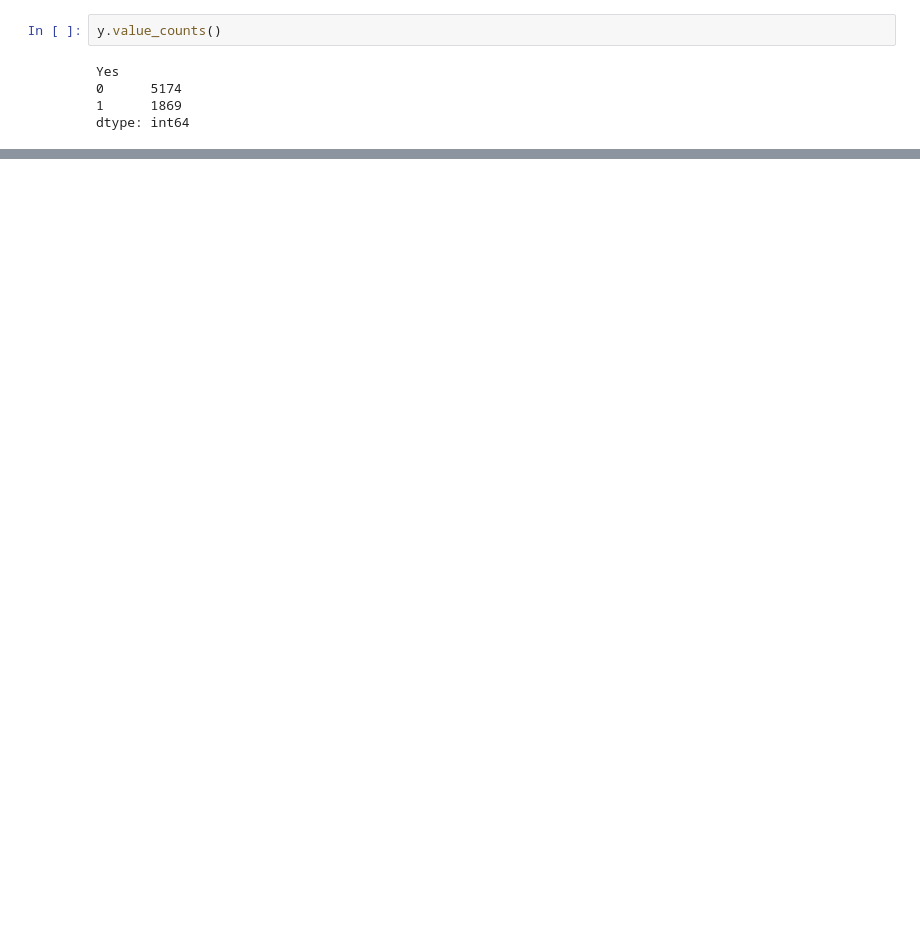
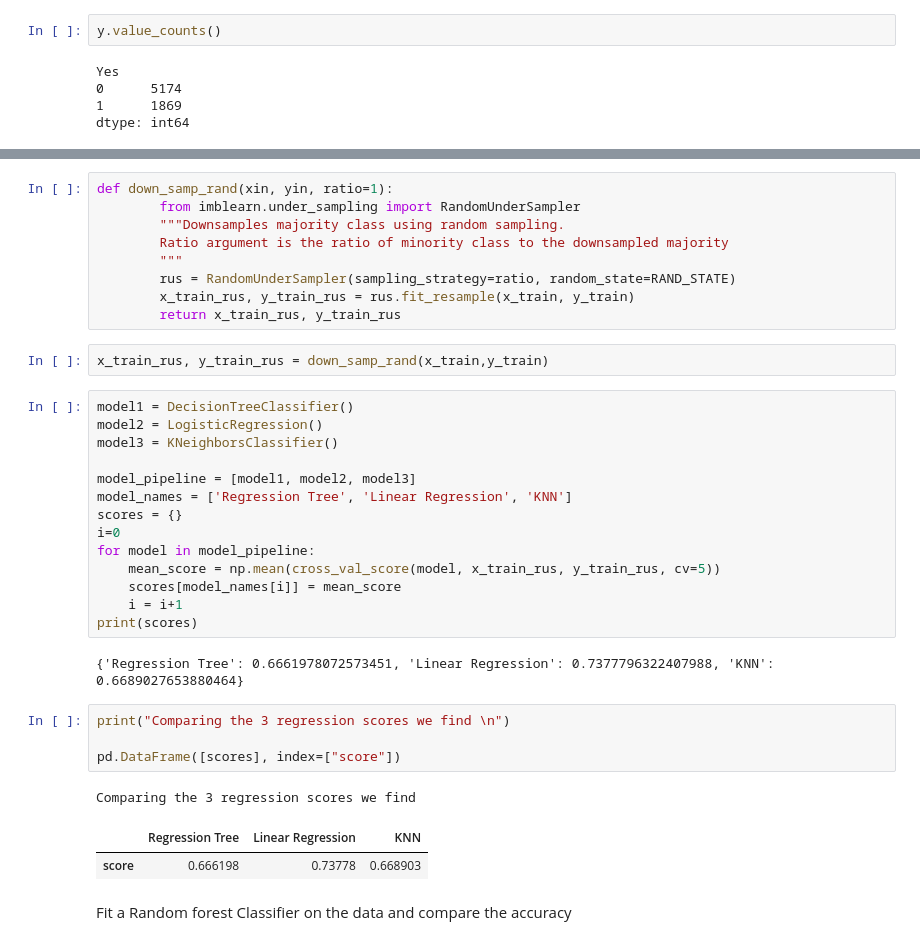
Before and after one commit to MLB-95/IH_LABS, a Jupyter notebook: LABS/week7/customer_churn.ipynb, the cells around one changed output, grey strips where cells are left out. Saved outputs shown, nothing was run; the diff lists cells and outputs as text; blank space fills up the shorter version.

```diff
--- a/LABS/week7/customer_churn.ipynb
+++ b/LABS/week7/customer_churn.ipynb
@@ -256,0 +271,37 @@ Comparing the 3 regression scores we find
+# %%
+def down_samp_rand(xin, yin, ratio=1):
+        from imblearn.under_sampling import RandomUnderSampler
+        """Downsamples majority class using random sampling.
+        Ratio argument is the ratio of minority class to the downsampled majority
+        """
+        rus = RandomUnderSampler(sampling_strategy=ratio, random_state=RAND_STATE)
+        x_train_rus, y_train_rus = rus.fit_resample(x_train, y_train)
+        return x_train_rus, y_train_rus
+# %%
+x_train_rus, y_train_rus = down_samp_rand(x_train,y_train)
+# %%
+model1 = DecisionTreeClassifier()
+model2 = LogisticRegression()
+model3 = KNeighborsClassifier()
+
+model_pipeline = [model1, model2, model3]
+model_names = ['Regression Tree', 'Linear Regression', 'KNN']
+scores = {}
+i=0
+for model in model_pipeline:
+    mean_score = np.mean(cross_val_score(model, x_train_rus, y_train_rus, cv=5))
+    scores[model_names[i]] = mean_score
+    i = i+1
+print(scores)
+# %% [output]
+{'Regression Tree': 0.6661978072573451, 'Linear Regression': 0.7377796322407988, 'KNN': 0.6689027653880464}
+# %%
+print("Comparing the 3 regression scores we find \n")
+
+pd.DataFrame([scores], index=["score"])
+# %% [output]
+Comparing the 3 regression scores we find
+|  | Regression Tree | Linear Regression | KNN |
+| score | 0.666198 | 0.73778 | 0.668903 |
+# %% [markdown]
+Fit a Random forest Classifier on the data and compare the accuracy
```
Also changed, not shown: parts of 12 cells of this notebook, 3 other files.
